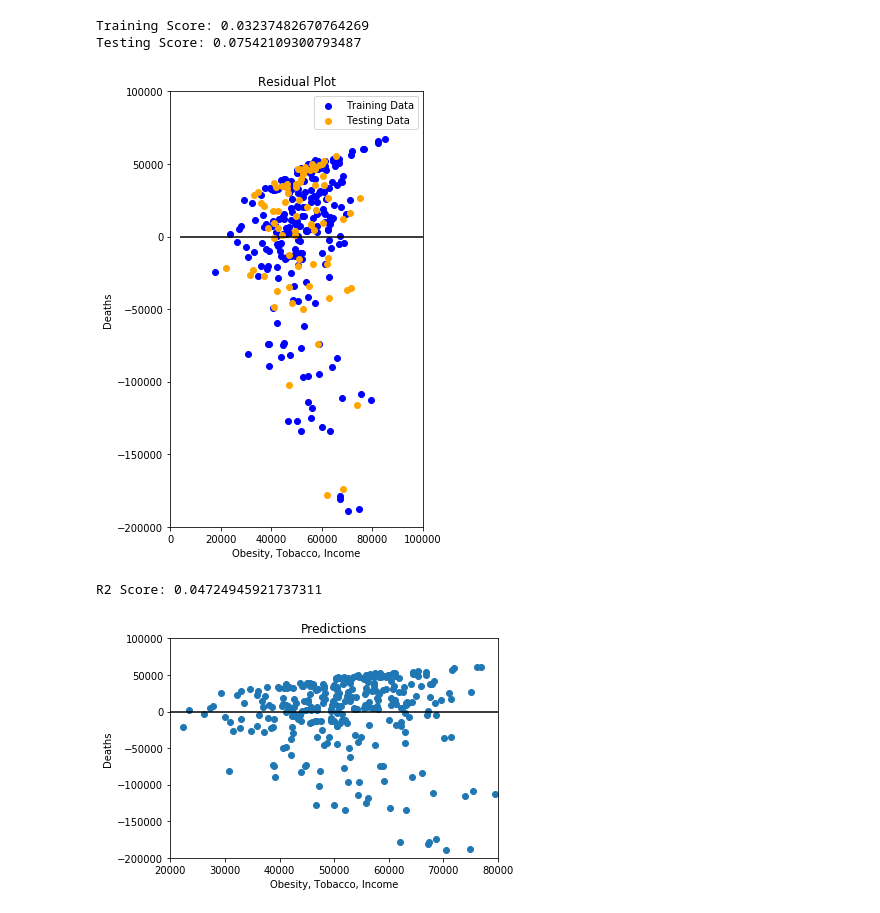
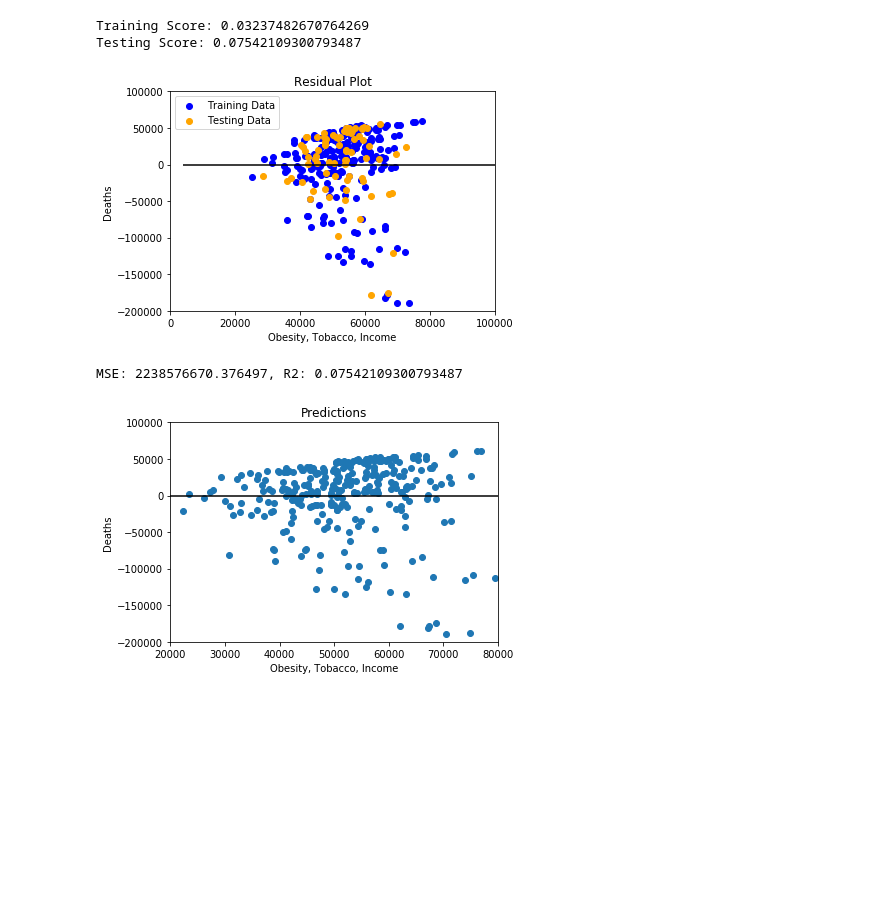
Before and after one commit to amagsino/Final-Project, a Jupyter notebook: notebooks_datasets/Machine_Learning_Before.ipynb, the cells around one changed output. Cells and saved outputs as stored; diff of their text form; code cells hidden in the pictures; blank space fills up the shorter version.

```diff
--- a/Machine Learning.ipynb
+++ b/notebooks_datasets/Machine_Learning_Before.ipynb
@@ -120,7 +123,7 @@ print(X.shape, y.shape)
 #Create training and testing data
 
 from sklearn.model_selection import train_test_split
-X_train, X_test, y_train, y_test = train_test_split(X, y, random_state=42)
+X_train, X_test, y_train, y_test = train_test_split(X, y, test_size=0.25, random_state=42)
 # %%
 #Create the model using LinearRegression
 
@@ -141,38 +143,34 @@ Training Score: 0.03237482670764269
 Testing Score: 0.07542109300793487
 # %%
 #Plot the residuals
-
-fig= plt.figure(figsize=(5,7))
 
 plt.scatter(model.predict(X_train), model.predict(X_train)- y_train, c="blue", label="Training Data")
 plt.scatter(model.predict(X_test), model.predict(X_test) - y_test, c="orange", label="Testing Data")
 
 plt.legend()
 plt.hlines(y=0, xmin=y.min(), xmax=y.max())
 
 plt.gca().set(xlim=(0, 100000), ylim=(-200000, 100000),
               xlabel='Obesity, Tobacco, Income', ylabel='Deaths')
 
 plt.title("Residual Plot")
 
-plt.savefig("static/images/residual_plots.png", bbox_inches='tight')
-
 plt.tight_layout()
 
 plt.show()
 # %% [output]
-[figure, old version]
+[figure, new version]
-# %%
-from sklearn.linear_model import LinearRegression
-model = LinearRegression()
-
-#Fit model with features in X
-model.fit(X, y)
-
-score = model.score(X, y)
-print(f"R2 Score: {score}")
-# %% [output]
-R2 Score: 0.04724945921737311
+# %%
+# Calculate MSE & R2
+from sklearn.metrics import mean_squared_error
+
+predictions = model.predict(X_test)
+MSE = mean_squared_error(y_test, predictions)
+r2 = model.score(X_test, y_test)
+
+print(f"MSE: {MSE}, R2: {r2}")
+# %% [output]
+MSE: 2238576670.376497, R2: 0.07542109300793487
 # %%
 predictions = model.predict(X)
 
```
Also changed, not shown: parts of 4 cells of this notebook, 2 other files.
